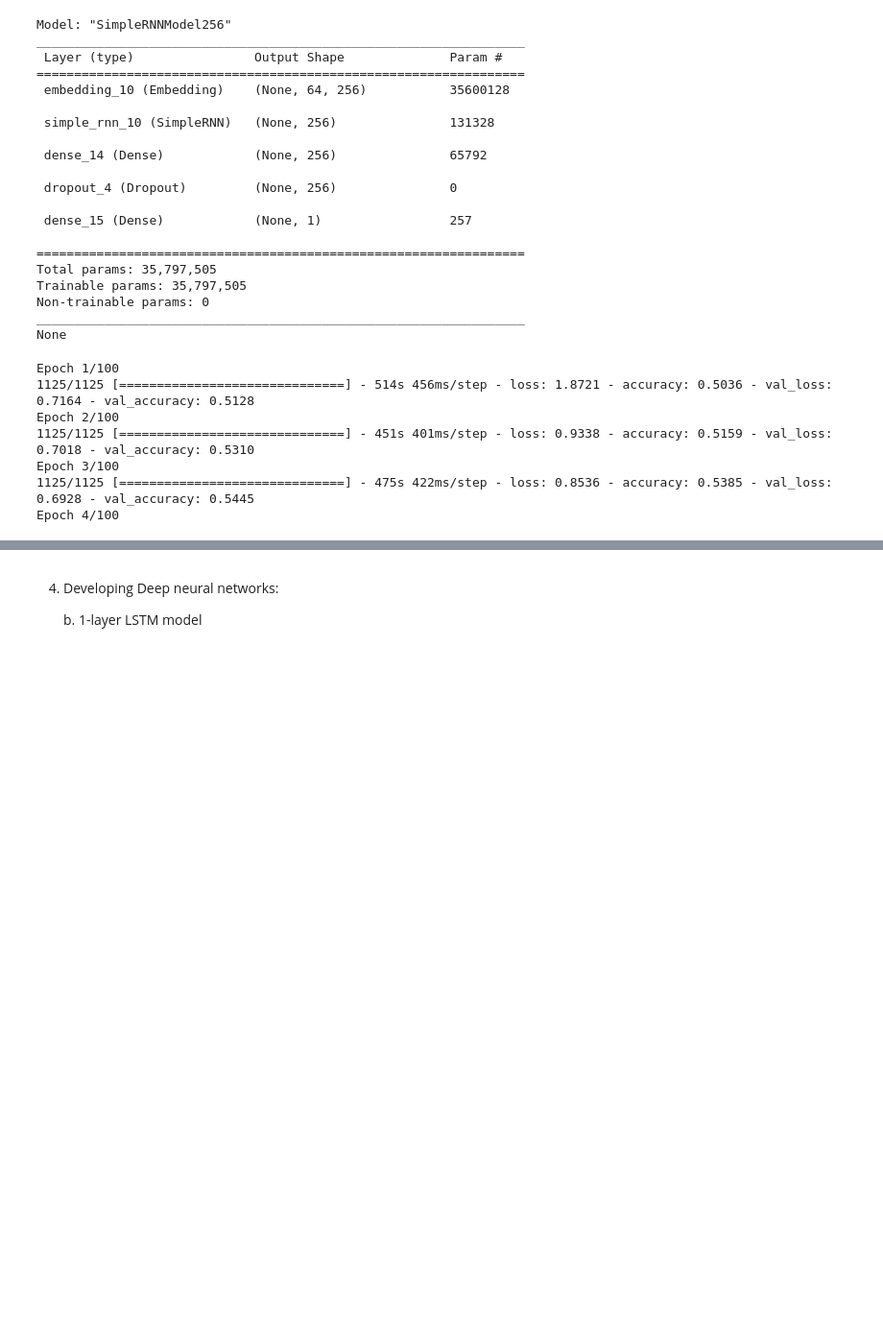
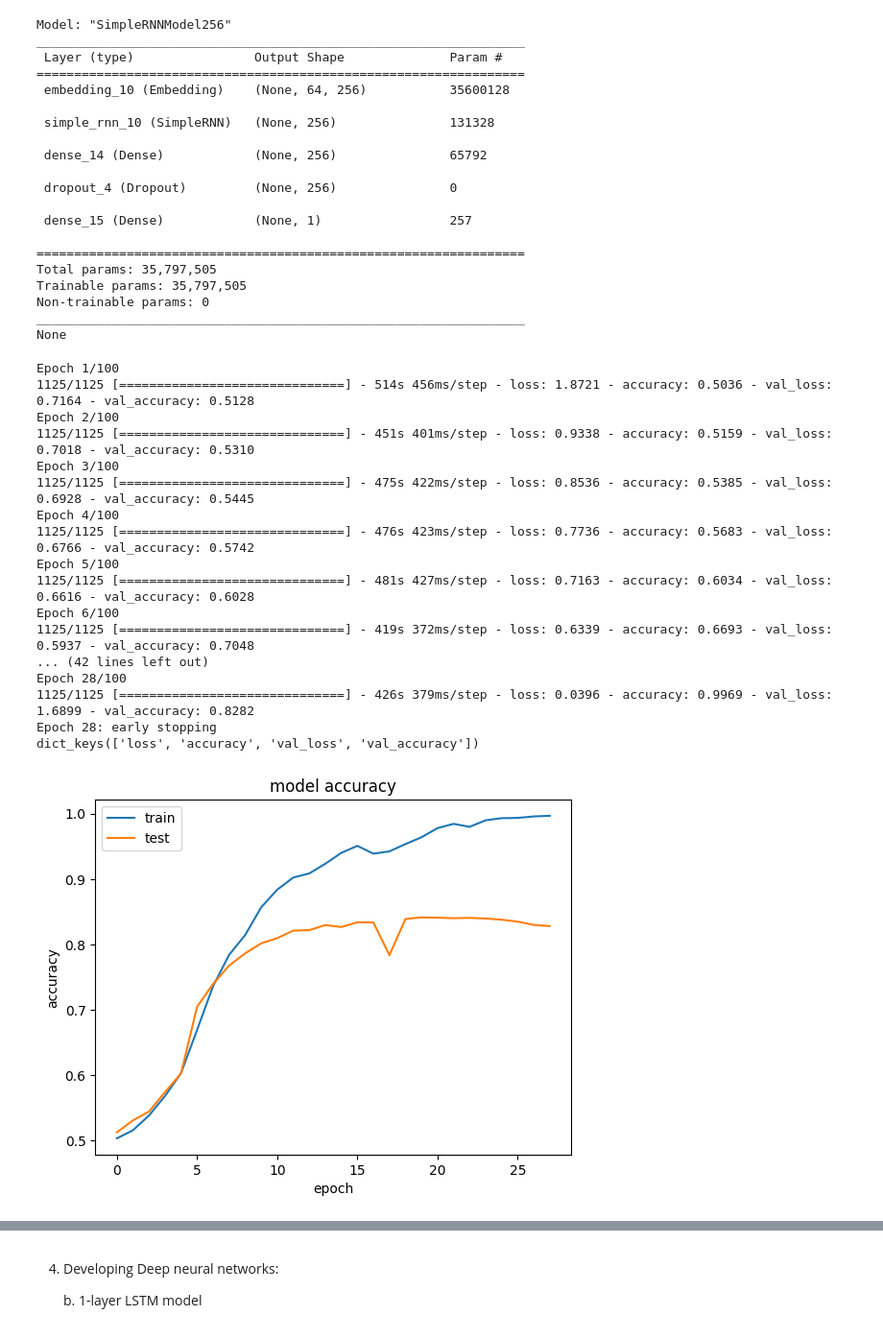
Before and after one commit to debonil/nlu-assignments, a Jupyter notebook: assignment1.ipynb, the cells around one changed output, grey strips where cells are left out. Shown at 96% size. Saved outputs shown, nothing was run; the diff lists cells and outputs as text; code cells hidden in the pictures; blank space fills up the shorter version.

```diff
--- a/assignment1.ipynb
+++ b/assignment1.ipynb
@@ -334,21 +336,32 @@ Non-trainable params: 0
 _________________________________________________________________
 None
 # %%
-early_stop = EarlyStopping(monitor='val_loss', mode='min', verbose=1, patience=10)
+early_stop = EarlyStopping(monitor='val_loss', mode='min', verbose=1, patience=5)
 
 # fit the model
 history = RNNModel256.fit(x=padded_train,
          y=y_train,
          epochs=100,
          validation_data=(padded_val, y_val), verbose=1,
          callbacks=[early_stop]
          )
 plot_training_graph(history)
 # %% [output]
 Epoch 1/100
 1125/1125 [==============================] - 514s 456ms/step - loss: 1.8721 - accuracy: 0.5036 - val_loss: 0.7164 - val_accuracy: 0.5128
 Epoch 2/100
 1125/1125 [==============================] - 451s 401ms/step - loss: 0.9338 - accuracy: 0.5159 - val_loss: 0.7018 - val_accuracy: 0.5310
 Epoch 3/100
 1125/1125 [==============================] - 475s 422ms/step - loss: 0.8536 - accuracy: 0.5385 - val_loss: 0.6928 - val_accuracy: 0.5445
 Epoch 4/100
+1125/1125 [==============================] - 476s 423ms/step - loss: 0.7736 - accuracy: 0.5683 - val_loss: 0.6766 - val_accuracy: 0.5742
+Epoch 5/100
+1125/1125 [==============================] - 481s 427ms/step - loss: 0.7163 - accuracy: 0.6034 - val_loss: 0.6616 - val_accuracy: 0.6028
+Epoch 6/100
+1125/1125 [==============================] - 419s 372ms/step - loss: 0.6339 - accuracy: 0.6693 - val_loss: 0.5937 - val_accuracy: 0.7048
+... (42 lines left out)
+Epoch 28/100
+1125/1125 [==============================] - 426s 379ms/step - loss: 0.0396 - accuracy: 0.9969 - val_loss: 1.6899 - val_accuracy: 0.8282
+Epoch 28: early stopping
+dict_keys(['loss', 'accuracy', 'val_loss', 'val_accuracy'])
+[figure, added]
```
Also changed, not shown: parts of 15 cells of this notebook.
